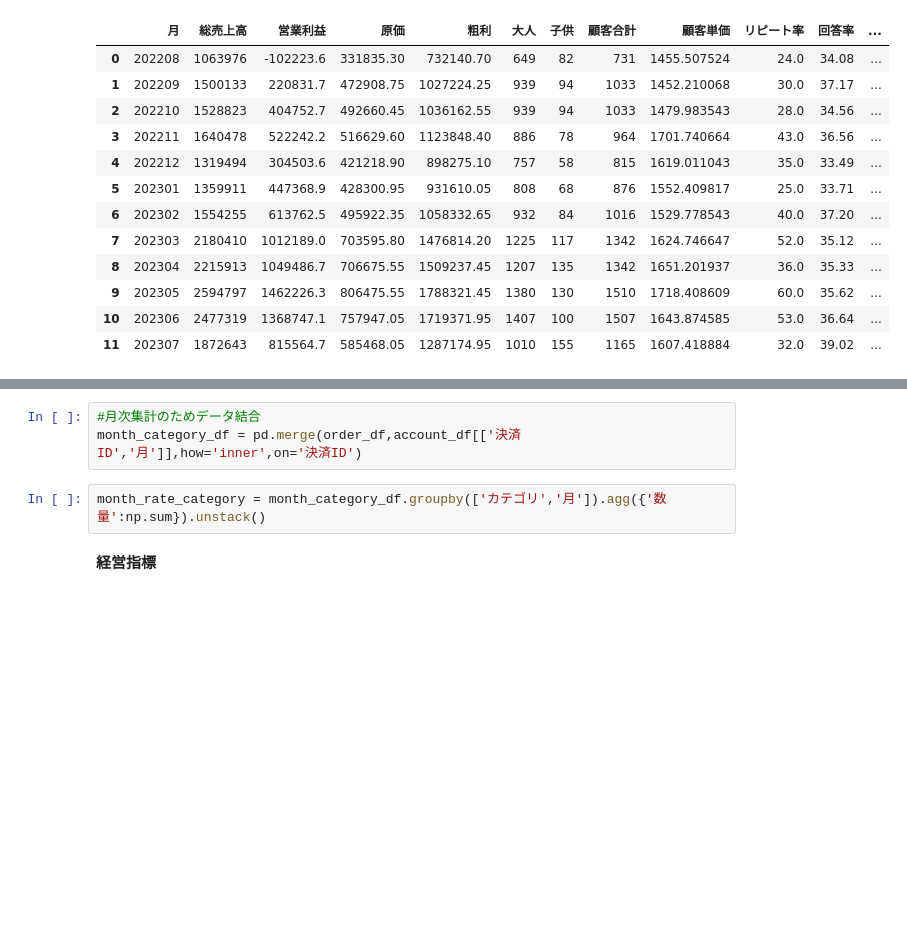
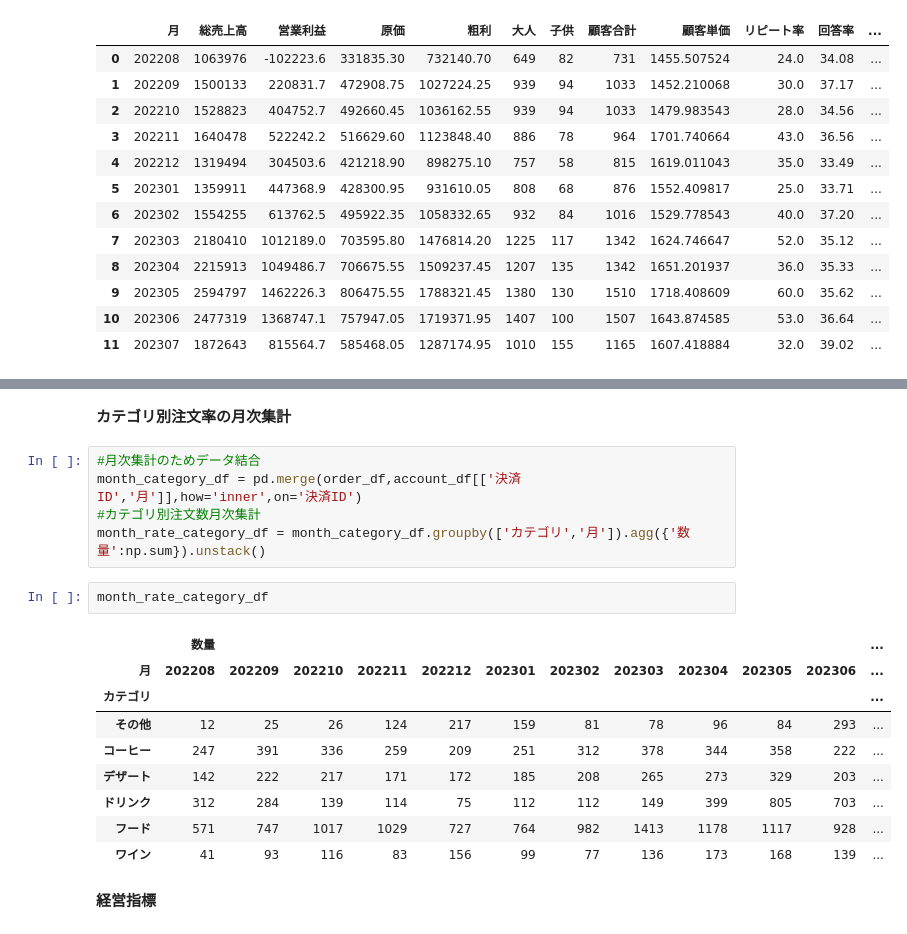
Before and after one commit to YoshiakiAsahara/for-intern, a Jupyter notebook: phase1.ipynb, the cells around one changed output, grey strips where cells are left out. Drawn from its saved outputs; the diff is of its cells as text; blank space fills up the shorter version.

```diff
--- a/phase1.ipynb
+++ b/phase1.ipynb
@@ -211,8 +216,22 @@ month_all_df
+# %% [markdown]
+**カテゴリ別注文率の月次集計**
 # %%
 #月次集計のためデータ結合
 month_category_df = pd.merge(order_df,account_df[['決済ID','月']],how='inner',on='決済ID')
+#カテゴリ別注文数月次集計
+month_rate_category_df = month_category_df.groupby(['カテゴリ','月']).agg({'数量':np.sum}).unstack()
-# %%
-month_rate_category = month_category_df.groupby(['カテゴリ','月']).agg({'数量':np.sum}).unstack()
+# %%
+month_rate_category_df
+# %% [output]
+|  | 数量 |  |  |  |  |  |  |  |  |  |  | ... |
+| 月 | 202208 | 202209 | 202210 | 202211 | 202212 | 202301 | 202302 | 202303 | 202304 | 202305 | 202306 | ... |
+| カテゴリ |  |  |  |  |  |  |  |  |  |  |  | ... |
+| その他 | 12 | 25 | 26 | 124 | 217 | 159 | 81 | 78 | 96 | 84 | 293 | ... |
+| コーヒー | 247 | 391 | 336 | 259 | 209 | 251 | 312 | 378 | 344 | 358 | 222 | ... |
+| デザート | 142 | 222 | 217 | 171 | 172 | 185 | 208 | 265 | 273 | 329 | 203 | ... |
+| ドリンク | 312 | 284 | 139 | 114 | 75 | 112 | 112 | 149 | 399 | 805 | 703 | ... |
+| フード | 571 | 747 | 1017 | 1029 | 727 | 764 | 982 | 1413 | 1178 | 1117 | 928 | ... |
+| ワイン | 41 | 93 | 116 | 83 | 156 | 99 | 77 | 136 | 173 | 168 | 139 | ... |
 # %% [markdown]
 **経営指標**
 # %%
```
Also changed, not shown: parts of 2 cells of this notebook.
